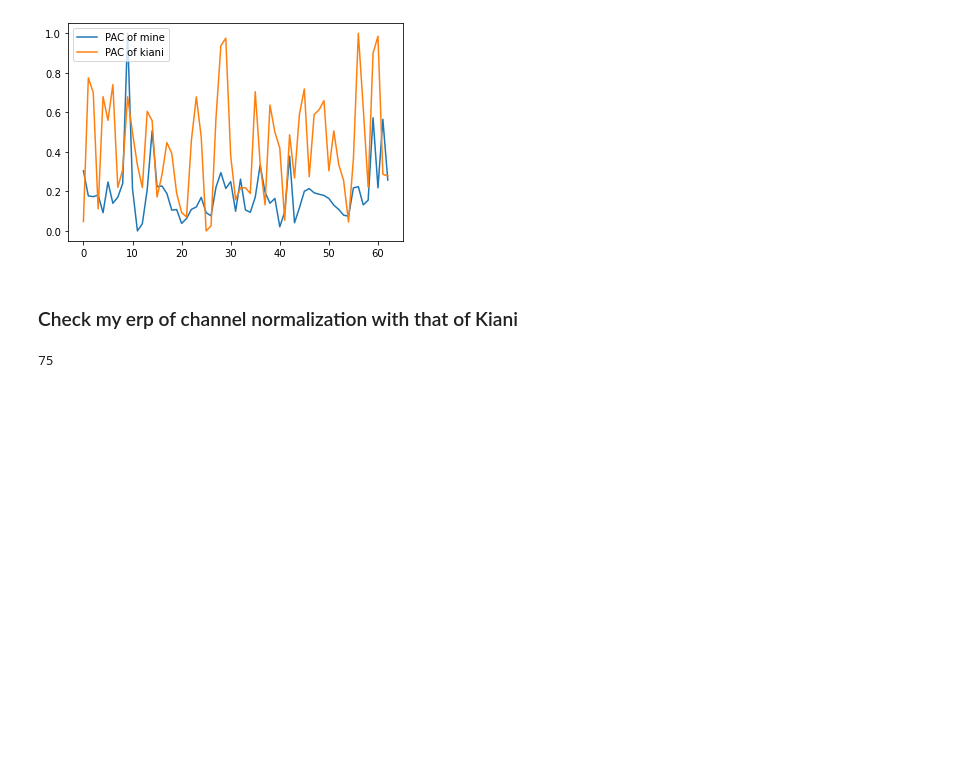
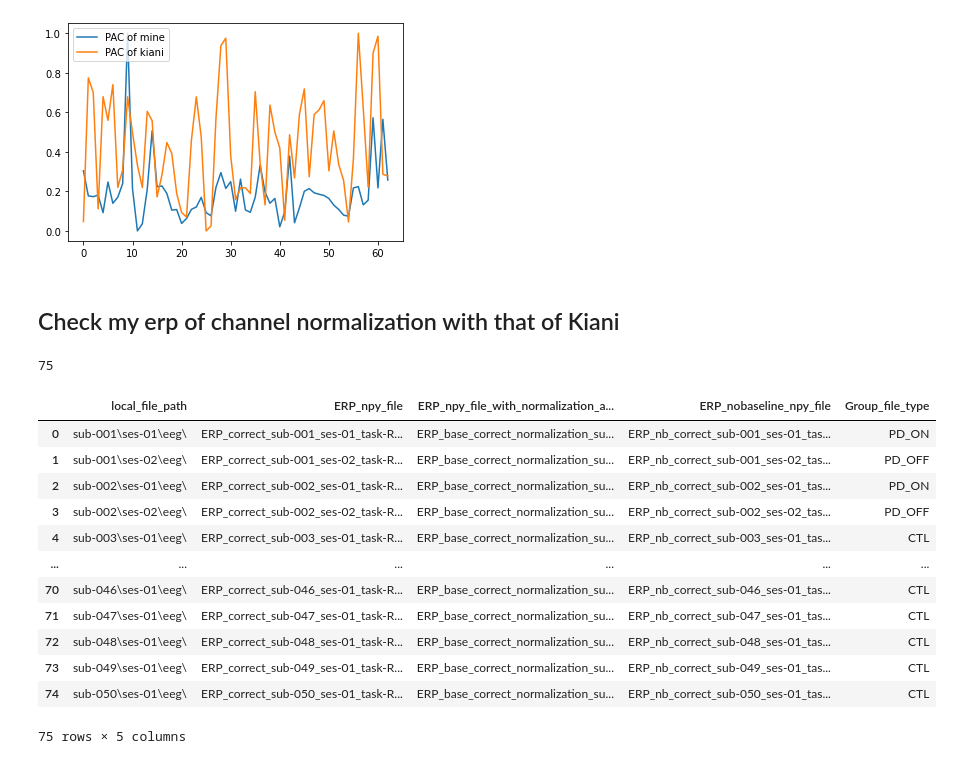
Before and after one commit to AIRLab-Sharif/Parkinson-PAC, a Jupyter notebook: python/Test_kiani's_and_mine_calculation.ipynb, the cells around one changed output. Cells and saved outputs as stored; diff of their text form; code cells hidden in the pictures; blank space fills up the shorter version.

```diff
--- a/python/Test_kiani's_and_mine_calculation.ipynb
+++ b/python/Test_kiani's_and_mine_calculation.ipynb
@@ -230,15 +232,29 @@ plt.legend(['PAC of mine', 'PAC of kiani'])
 <matplotlib.legend.Legend at 0x...>
 [figure]
 # %% [markdown]
-### Check my erp of channel normalization with that of Kiani
+## Check my erp of channel normalization with that of Kiani
 # %%
 list_tasks_info = pd.read_csv('../task_track_files/task_track_file_matlab.csv',usecols=['local_file_path','ERP_npy_file','ERP_npy_file_with_normalization_and_baseline_correction','ERP_nobaseline_npy_file','Group_file_type'])
 num_task_file = list_tasks_info.shape[0]
 print(num_task_file)
 list_tasks_info
 nobaseline = True
+list_tasks_info
 # %% [output]
 75
+|  | local_file_path | ERP_npy_file | ERP_npy_file_with_normalization_a... | ERP_nobaseline_npy_file | Group_file_type |
+| 0 | sub-001\ses-01\eeg\ | ERP_correct_sub-001_ses-01_task-R... | ERP_base_correct_normalization_su... | ERP_nb_correct_sub-001_ses-01_tas... | PD_ON |
+| 1 | sub-001\ses-02\eeg\ | ERP_correct_sub-001_ses-02_task-R... | ERP_base_correct_normalization_su... | ERP_nb_correct_sub-001_ses-02_tas... | PD_OFF |
+| 2 | sub-002\ses-01\eeg\ | ERP_correct_sub-002_ses-01_task-R... | ERP_base_correct_normalization_su... | ERP_nb_correct_sub-002_ses-01_tas... | PD_ON |
+| 3 | sub-002\ses-02\eeg\ | ERP_correct_sub-002_ses-02_task-R... | ERP_base_correct_normalization_su... | ERP_nb_correct_sub-002_ses-02_tas... | PD_OFF |
+| 4 | sub-003\ses-01\eeg\ | ERP_correct_sub-003_ses-01_task-R... | ERP_base_correct_normalization_su... | ERP_nb_correct_sub-003_ses-01_tas... | CTL |
+| ... | ... | ... | ... | ... | ... |
+| 70 | sub-046\ses-01\eeg\ | ERP_correct_sub-046_ses-01_task-R... | ERP_base_correct_normalization_su... | ERP_nb_correct_sub-046_ses-01_tas... | CTL |
+| 71 | sub-047\ses-01\eeg\ | ERP_correct_sub-047_ses-01_task-R... | ERP_base_correct_normalization_su... | ERP_nb_correct_sub-047_ses-01_tas... | CTL |
+| 72 | sub-048\ses-01\eeg\ | ERP_correct_sub-048_ses-01_task-R... | ERP_base_correct_normalization_su... | ERP_nb_correct_sub-048_ses-01_tas... | CTL |
+| 73 | sub-049\ses-01\eeg\ | ERP_correct_sub-049_ses-01_task-R... | ERP_base_correct_normalization_su... | ERP_nb_correct_sub-049_ses-01_tas... | CTL |
+| 74 | sub-050\ses-01\eeg\ | ERP_correct_sub-050_ses-01_task-R... | ERP_base_correct_normalization_su... | ERP_nb_correct_sub-050_ses-01_tas... | CTL |
+75 rows × 5 columns
 # %%
 Path = 'D:\Mastersharif\MasterProject\data\parkinsons-oddball'
 nobaseline = False
```
Also changed, not shown: parts of 13 cells of this notebook, 2 other files.
